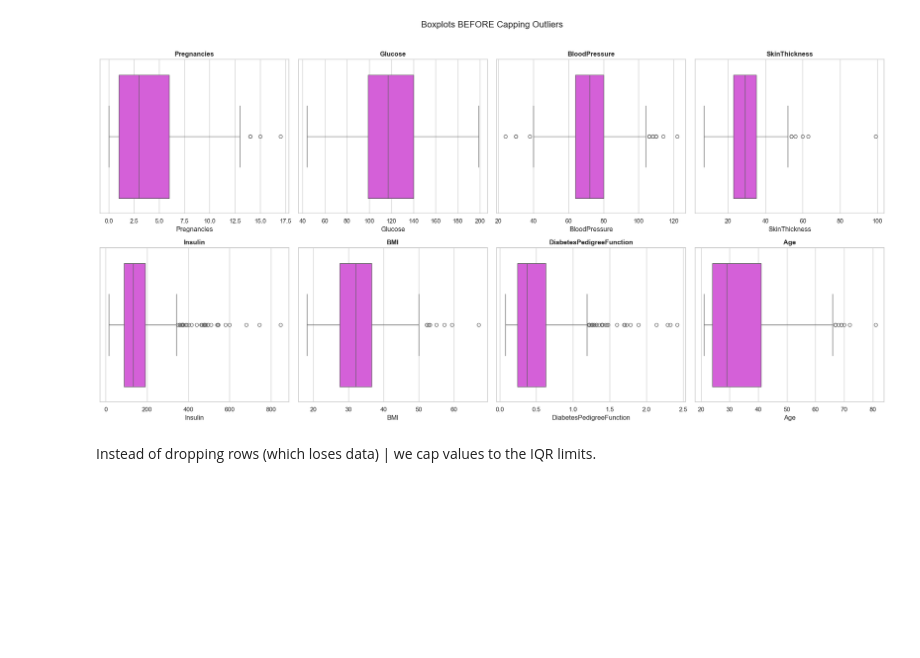
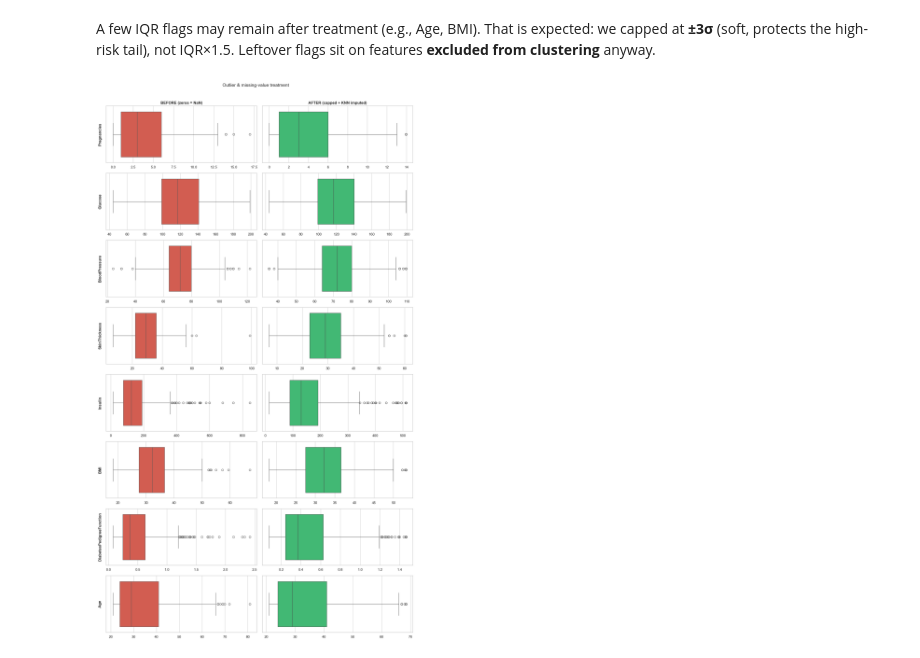
Before and after one commit to hamzalafsioui/DiaSense, a Jupyter notebook: notebooks/02_preprocessing.ipynb, the cells around one changed output. Saved outputs shown, nothing was run; the diff lists cells and outputs as text; code cells hidden in the pictures; blank space fills up the shorter version.

Commit message:
02_preprocessing

```diff
--- a/notebooks/02_preprocessing.ipynb
+++ b/notebooks/02_preprocessing.ipynb
@@ -86,0 +32,6 @@ dtype: int64
+# %%
+df_nan = pipe[:1].transform(df[CLINICAL_FEATURES])   # HiddenZeroToNaN only
+
+display(
+    df_nan.isna().sum().to_frame("NaN_after_zero_to_NaN").query("NaN_after_zero_to_NaN > 0")
+)
@@ -86,0 +45,8 @@ dtype: int64
+# %%
+pipe.fit(df[CLINICAL_FEATURES])
+
+df_prepared = pipe.transform(df[CLINICAL_FEATURES])  # scaled space => K-Means-ready
+
+assert df_prepared.isna().sum().sum() == 0, "Imputation failed: NaN remain!"
+print("Pipeline fitted. Output:", df_prepared.shape, "| mean=0, std=1:")
+display(df_prepared.describe().round(3))
@@ -86,0 +64,9 @@ dtype: int64
+# %%
+df_capped_only = inverse_scale(pipe, pipe[:3].transform(df[CLINICAL_FEATURES]))  # capped & NaN kept
+df_clean = inverse_scale(pipe, df_prepared)                                      # capped + imputed
+
+report = pd.DataFrame({
+    "before_treatment": detect_outliers_iqr(df_nan, CLINICAL_FEATURES),
+    "after_treatment": detect_outliers_iqr(df_clean, CLINICAL_FEATURES),
+})
+display(report)
@@ -87,17 +83,20 @@ dtype: int64
+# %% [markdown]
+A few IQR flags may remain after treatment (e.g., Age, BMI). That is expected: we capped at **±3σ** (soft, protects the high-risk tail), not IQR×1.5. Leftover flags sit on features **excluded from clustering** anyway.
 # %%
-# Visualization
-fig, axes = plt.subplots(2, 4, figsize=(20, 10))
-axes = axes.flatten()
+# before/after boxplots (one row per feature, before | after)
 
-for i,col in enumerate(CLINICAL_FEATURES):
-    sns.boxplot(x=df_imputed[col],ax=axes[i],color="#e74cec")
-    axes[i].set_title(col,fontweight="bold")
-
-plt.suptitle("Boxplots BEFORE Capping Outliers", fontsize=16, y=1.02)
+fig, axes = plt.subplots(len(CLINICAL_FEATURES), 2, figsize=(14, 3 * len(CLINICAL_FEATURES)))
+for i, col in enumerate(CLINICAL_FEATURES):
+    sns.boxplot(x=df_nan[col],   ax=axes[i, 0], color="#e74c3c")
+    sns.boxplot(x=df_clean[col], ax=axes[i, 1], color="#2ecc71")
+    axes[i, 0].set_ylabel(col, fontweight="bold")
+    axes[i, 0].set_xlabel("")
+    axes[i, 1].set_xlabel("")
+axes[0, 0].set_title("BEFORE (zeros = NaN)",        fontsize=12, fontweight="bold")
+axes[0, 1].set_title("AFTER (capped + KNN imputed)", fontsize=12, fontweight="bold")
+plt.suptitle("Outlier & missing-value treatment", y=1.01, fontsize=14)
 plt.tight_layout()
-plt.savefig(FIGURES_DIR / "preprocessing_boxplots_before_capping.png", dpi=150, bbox_inches="tight")
+plt.savefig(FIGURES_DIR / "preprocessing_before_after.png", dpi=150, bbox_inches="tight")
 plt.show()
 # %% [output]
-[figure, old version]
+[figure, new version]
-# %% [markdown]
-Instead of dropping rows (which loses data) | we cap values to the IQR limits.
```
Also changed, not shown: parts of 21 cells of this notebook, 5 other files.
